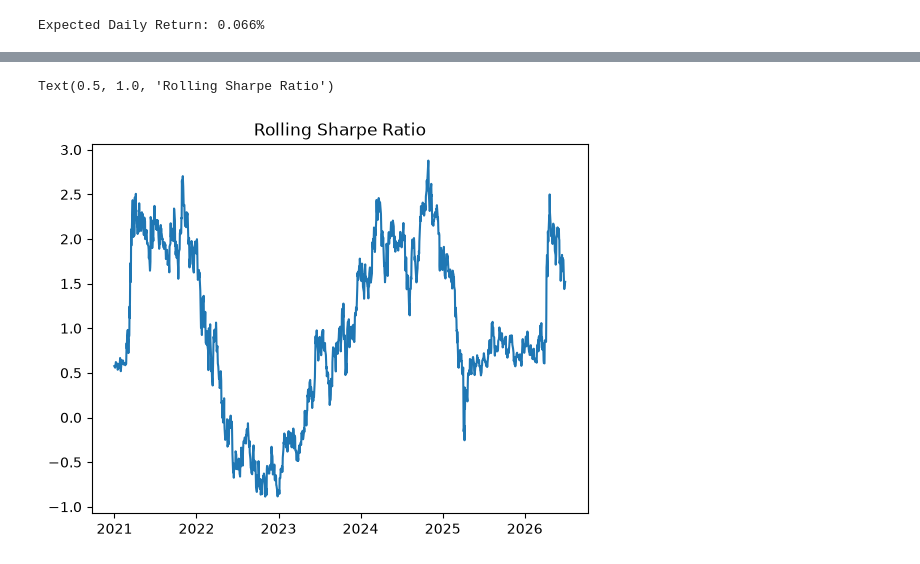
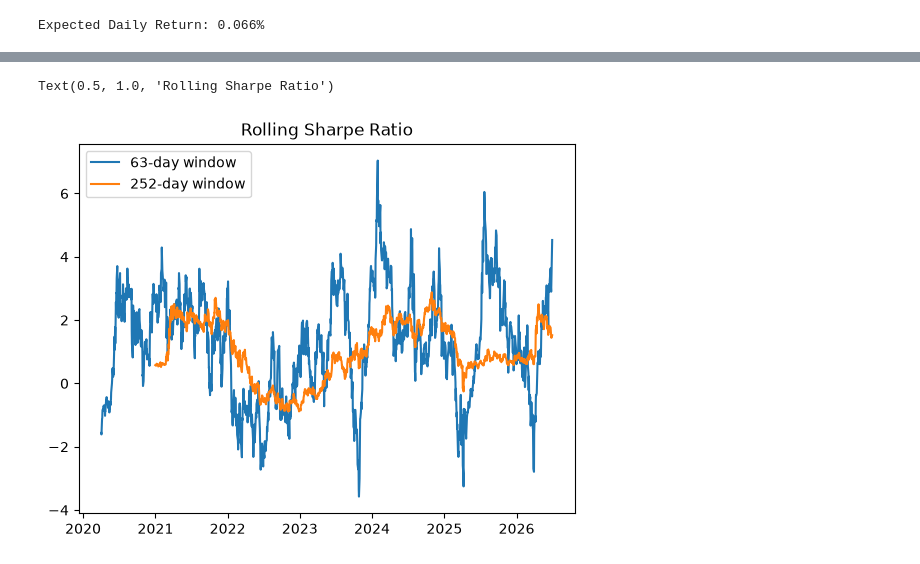
Before and after one commit to giroux-jack/portfolio-tear-sheet, a Jupyter notebook: tear_sheet.ipynb, the cells around one changed output, grey strips where cells are left out. Drawn from its saved outputs; the diff is of its cells as text; code cells hidden in the pictures.

```diff
--- a/tear_sheet.ipynb
+++ b/tear_sheet.ipynb
@@ -223,13 +266,19 @@ plt.show()
 # %%
-window = 252
-rolling_mean = daily_returns.rolling(window).mean()
+window1 = 63
+rolling_mean1 = daily_returns.rolling(window1).mean()
+rolling_std1 = daily_returns.rolling(window1).std()
+rolling_sharpe1 = ((rolling_mean1 - rfr_daily) / rolling_std1) * np.sqrt(252)
 
-rolling_std = daily_returns.rolling(window).std()
+window2 = 252
+rolling_mean2 = daily_returns.rolling(window2).mean()
+rolling_std2 = daily_returns.rolling(window2).std()
+rolling_sharpe2 = ((rolling_mean2 - rfr_daily) / rolling_std2) * np.sqrt(252)
 
-rolling_sharpe = ((rolling_mean - rfr/252) / rolling_std) * np.sqrt(252)
 
-plt.plot(rolling_sharpe)
+plt.plot(rolling_sharpe1, label=f"{window1}-day window")
+plt.plot(rolling_sharpe2, label=f"{window2}-day window")
+plt.legend()
 plt.title('Rolling Sharpe Ratio')
 # %% [output]
 Text(0.5, 1.0, 'Rolling Sharpe Ratio')
-[figure, old version]
+[figure, new version]
```
Also changed, not shown: parts of 17 cells of this notebook.
